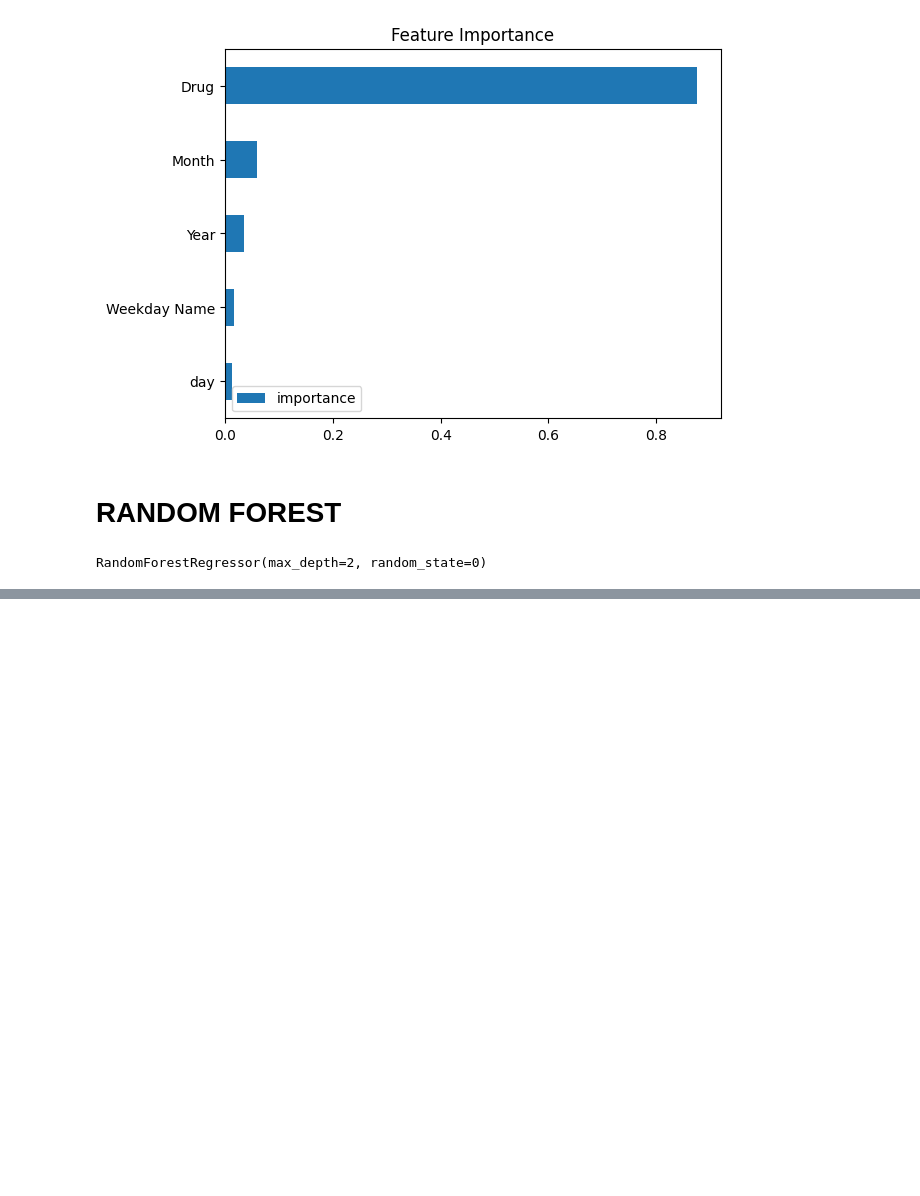
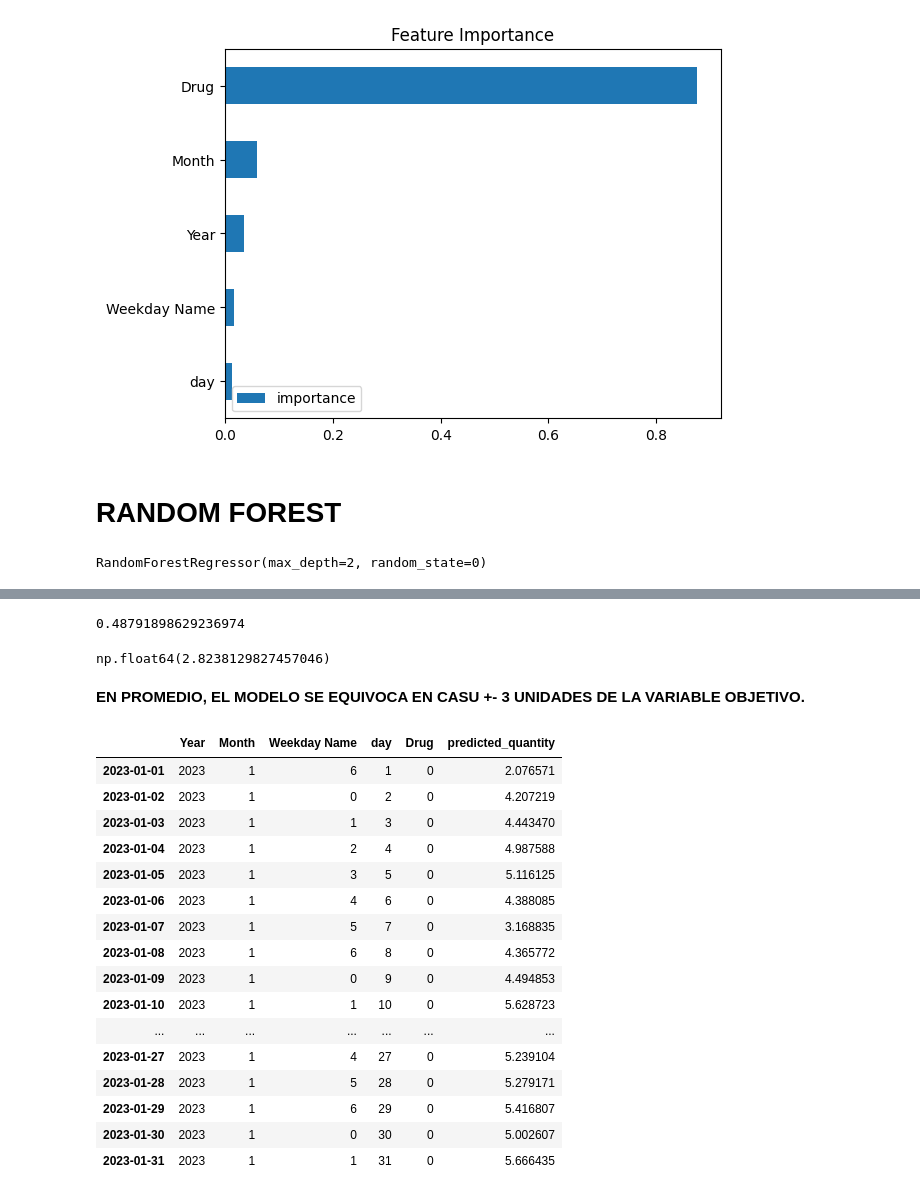
Before and after one commit to victoregomezf-maker/seminario, a Jupyter notebook: clase11_12_EDA_PREDICCIONES.ipynb, the cells around one changed output, grey strips where cells are left out. Saved outputs shown, nothing was run; the diff lists cells and outputs as text; code cells hidden in the pictures; blank space fills up the shorter version.

```diff
--- a/clase11_12_EDA_PREDICCIONES.ipynb
+++ b/clase11_12_EDA_PREDICCIONES.ipynb
@@ -387,0 +557,3 @@ RandomForestRegressor(max_depth=2, random_state=0)
+# %%
+#save the model to disk
+filename = 'pharma_model.sav'
@@ -387,0 +562,54 @@ RandomForestRegressor(max_depth=2, random_state=0)
+# %%
+# load the model from disj
+loaded_model = pickle.load(open(filename, 'rb'))
+result = loaded_model.score(X_test, y_test)
+print(result)
+# %% [output]
+0.48791898629236974
+# %%
+y_pred = loaded_model.predict(X_test)
+mse = mean_squared_error(y_test, y_pred)
+rmse = np.sqrt(mse)
+rmse
+# %% [output]
+np.float64(2.8238129827457046)
+# %% [markdown]
+**EN PROMEDIO, EL MODELO SE EQUIVOCA EN CASU +- 3 UNIDADES DE LA VARIABLE OBJETIVO.**
+# %%
+#Drug range from 0 to 7
+def predict_sales(start_date,end_date,drug):  #dates selected from celander and category(int) from options
+  #Generate a range of dates
+  dates = pd.date_range(start=start_date, end=end_date, freq='D')
+
+  #Create the DataFrame with dates as the index
+  df_test = pd.DataFrame(index=dates)
+  df_test['Year'] = df_test.index.year
+  df_test['Month'] = df_test.index.month
+  df_test['Weekday Name'] = df_test.index.weekday
+  df_test['day'] = df_test.index.day
+  df_test['Drug'] = drug
+  from sklearn.preprocessing import LabelEncoder
+  le = LabelEncoder()
+  #de_test['Weekday Name'] = le.fit_transform(df_test['Weekday Name'])
+  df_test['predicted_quantity'] = loaded_model.predict(df_test)
+  return df_test
+# %%
+predict_sales(start_date = '2023-01-01',end_date = '2023-01-31', drug = 0)
+# %% [output]
+|  | Year | Month | Weekday Name | day | Drug | predicted_quantity |
+| 2023-01-01 | 2023 | 1 | 6 | 1 | 0 | 2.076571 |
+| 2023-01-02 | 2023 | 1 | 0 | 2 | 0 | 4.207219 |
+| 2023-01-03 | 2023 | 1 | 1 | 3 | 0 | 4.443470 |
+| 2023-01-04 | 2023 | 1 | 2 | 4 | 0 | 4.987588 |
+| 2023-01-05 | 2023 | 1 | 3 | 5 | 0 | 5.116125 |
+| 2023-01-06 | 2023 | 1 | 4 | 6 | 0 | 4.388085 |
+| 2023-01-07 | 2023 | 1 | 5 | 7 | 0 | 3.168835 |
+| 2023-01-08 | 2023 | 1 | 6 | 8 | 0 | 4.365772 |
+| 2023-01-09 | 2023 | 1 | 0 | 9 | 0 | 4.494853 |
+| 2023-01-10 | 2023 | 1 | 1 | 10 | 0 | 5.628723 |
+| ... | ... | ... | ... | ... | ... | ... |
+| 2023-01-27 | 2023 | 1 | 4 | 27 | 0 | 5.239104 |
+| 2023-01-28 | 2023 | 1 | 5 | 28 | 0 | 5.279171 |
+| 2023-01-29 | 2023 | 1 | 6 | 29 | 0 | 5.416807 |
+| 2023-01-30 | 2023 | 1 | 0 | 30 | 0 | 5.002607 |
+| 2023-01-31 | 2023 | 1 | 1 | 31 | 0 | 5.666435 |
```
Also changed, not shown: parts of 18 cells of this notebook.
